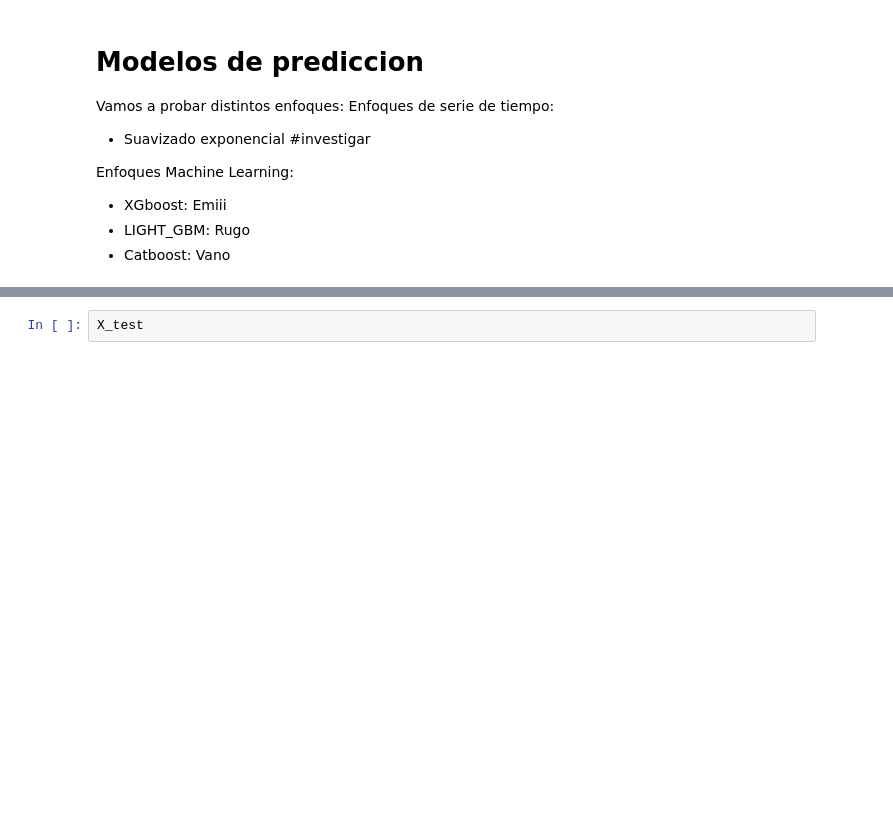
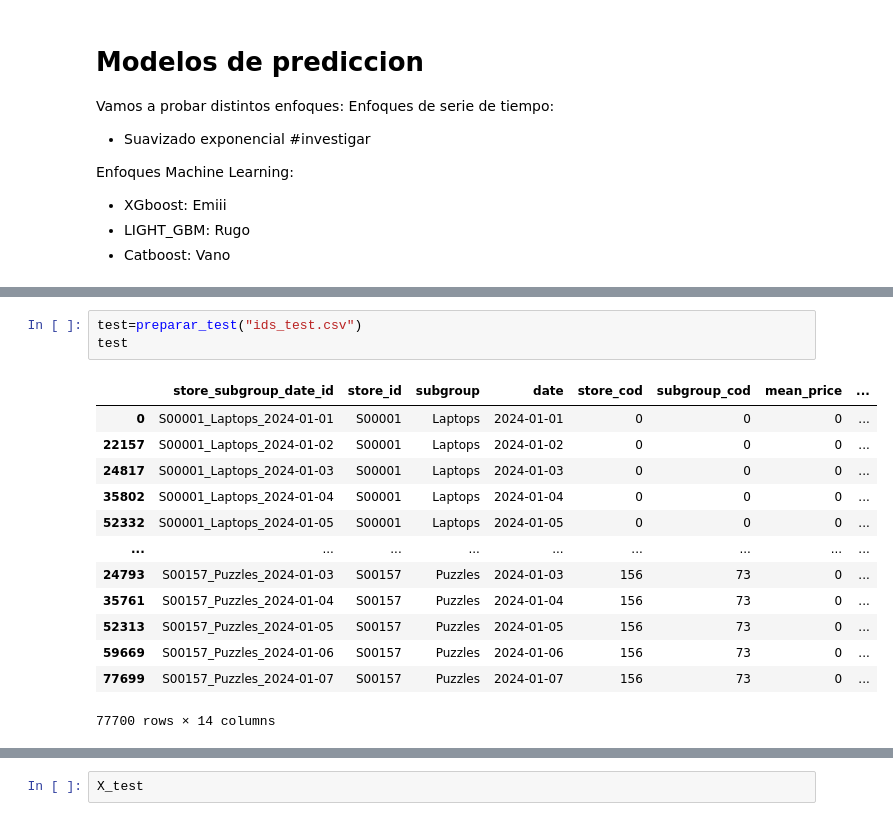
Before and after one commit to Emiliano-Torres/proyecto_eci, a Jupyter notebook: Modelo_prediccion.ipynb, the cells around one changed output, grey strips where cells are left out. Saved outputs shown, nothing was run; the diff lists cells and outputs as text; blank space fills up the shorter version.

Commit message:
procesar archivo de test completo

```diff
--- a/Modelo_prediccion.ipynb
+++ b/Modelo_prediccion.ipynb
@@ -31 +32,18 @@ ventas
 5206793 rows × 16 columns
+# %%
+test=preparar_test("ids_test.csv")
+test
+# %% [output]
+|  | store_subgroup_date_id | store_id | subgroup | date | store_cod | subgroup_cod | mean_price | ... |
+| 0 | S00001_Laptops_2024-01-01 | S00001 | Laptops | 2024-01-01 | 0 | 0 | 0 | ... |
+| 22157 | S00001_Laptops_2024-01-02 | S00001 | Laptops | 2024-01-02 | 0 | 0 | 0 | ... |
+| 24817 | S00001_Laptops_2024-01-03 | S00001 | Laptops | 2024-01-03 | 0 | 0 | 0 | ... |
+| 35802 | S00001_Laptops_2024-01-04 | S00001 | Laptops | 2024-01-04 | 0 | 0 | 0 | ... |
+| 52332 | S00001_Laptops_2024-01-05 | S00001 | Laptops | 2024-01-05 | 0 | 0 | 0 | ... |
+| ... | ... | ... | ... | ... | ... | ... | ... | ... |
+| 24793 | S00157_Puzzles_2024-01-03 | S00157 | Puzzles | 2024-01-03 | 156 | 73 | 0 | ... |
+| 35761 | S00157_Puzzles_2024-01-04 | S00157 | Puzzles | 2024-01-04 | 156 | 73 | 0 | ... |
+| 52313 | S00157_Puzzles_2024-01-05 | S00157 | Puzzles | 2024-01-05 | 156 | 73 | 0 | ... |
+| 59669 | S00157_Puzzles_2024-01-06 | S00157 | Puzzles | 2024-01-06 | 156 | 73 | 0 | ... |
+| 77699 | S00157_Puzzles_2024-01-07 | S00157 | Puzzles | 2024-01-07 | 156 | 73 | 0 | ... |
+77700 rows × 14 columns
```
Also changed, not shown: parts of 7 cells of this notebook, 3 other files.
